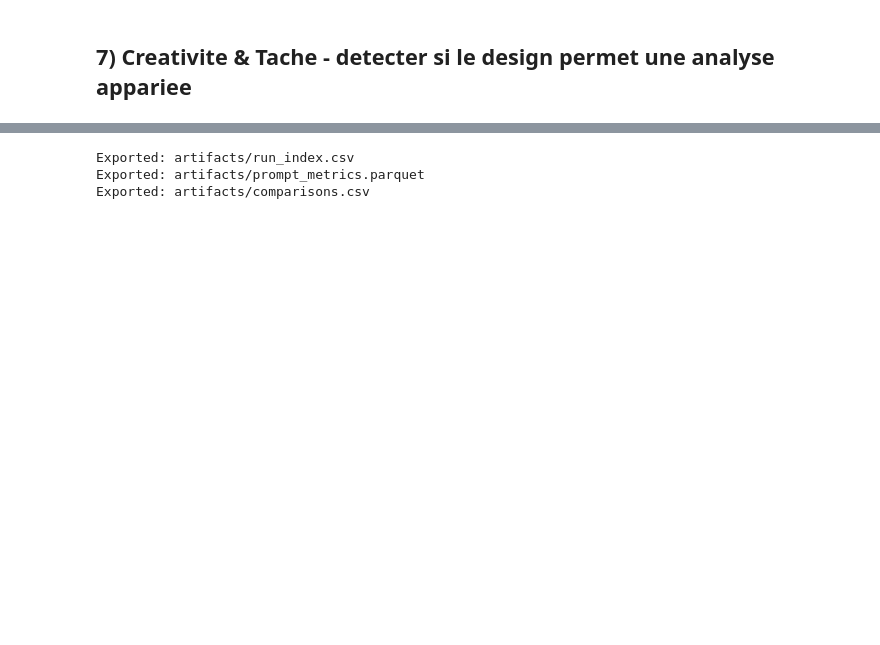
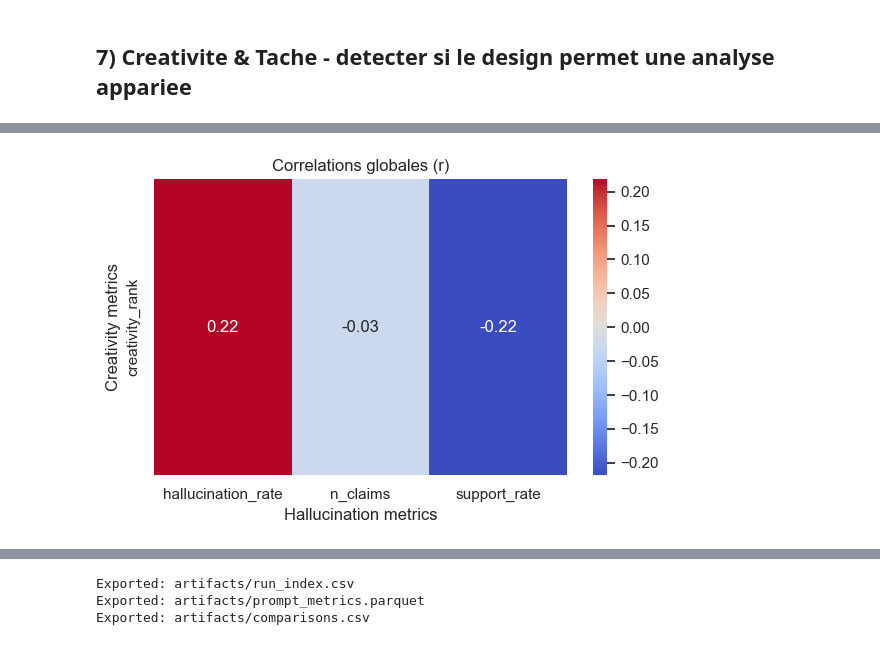
Before and after one commit to Fireman4740/HalluLens, a Jupyter notebook: notebook/correlation_v2.ipynb, the cells around one changed output, grey strips where cells are left out. Cells and saved outputs as stored; diff of their text form; code cells hidden in the pictures; blank space fills up the shorter version.

```diff
--- a/notebook/correlation_v2.ipynb
+++ b/notebook/correlation_v2.ipynb
@@ -1311,0 +1855,21 @@ Passing `palette` without assigning `hue` is deprecated and will be removed in v
+# %%
+import matplotlib.pyplot as plt
+import seaborn as sns
+
+if 'res_corr' not in globals() or res_corr is None or res_corr.empty:
+    print('res_corr empty - skip correlation plot')
+else:
+    df_viz = res_corr[res_corr['scope'] == 'global'].copy()
+    if df_viz.empty:
+        print('No global correlations to plot')
+    else:
+        pivot = df_viz.pivot(index='x', columns='y', values='r')
+        plt.figure(figsize=(6, 4))
+        sns.heatmap(pivot, annot=True, fmt='.2f', cmap='coolwarm', center=0)
+        plt.title('Correlations globales (r)')
+        plt.xlabel('Hallucination metrics')
+        plt.ylabel('Creativity metrics')
+        plt.tight_layout()
+        plt.show()
+# %% [output]
+[figure, added]
```
Also changed, not shown: parts of 9 cells of this notebook, 5 other files.
